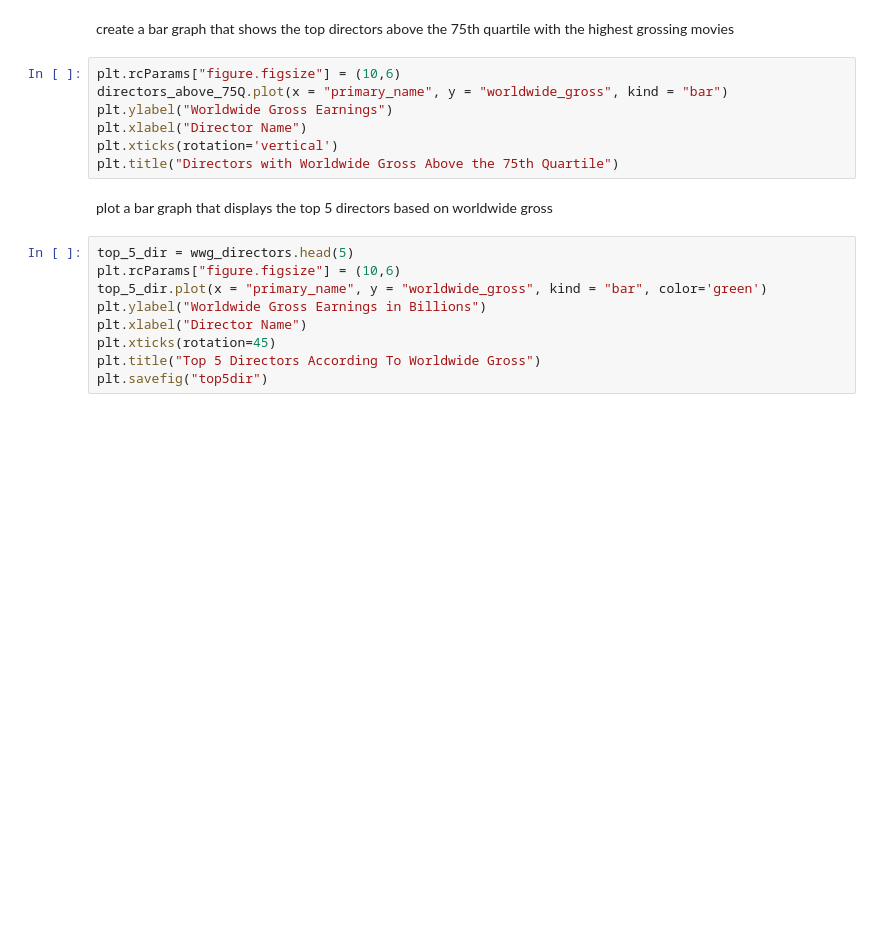
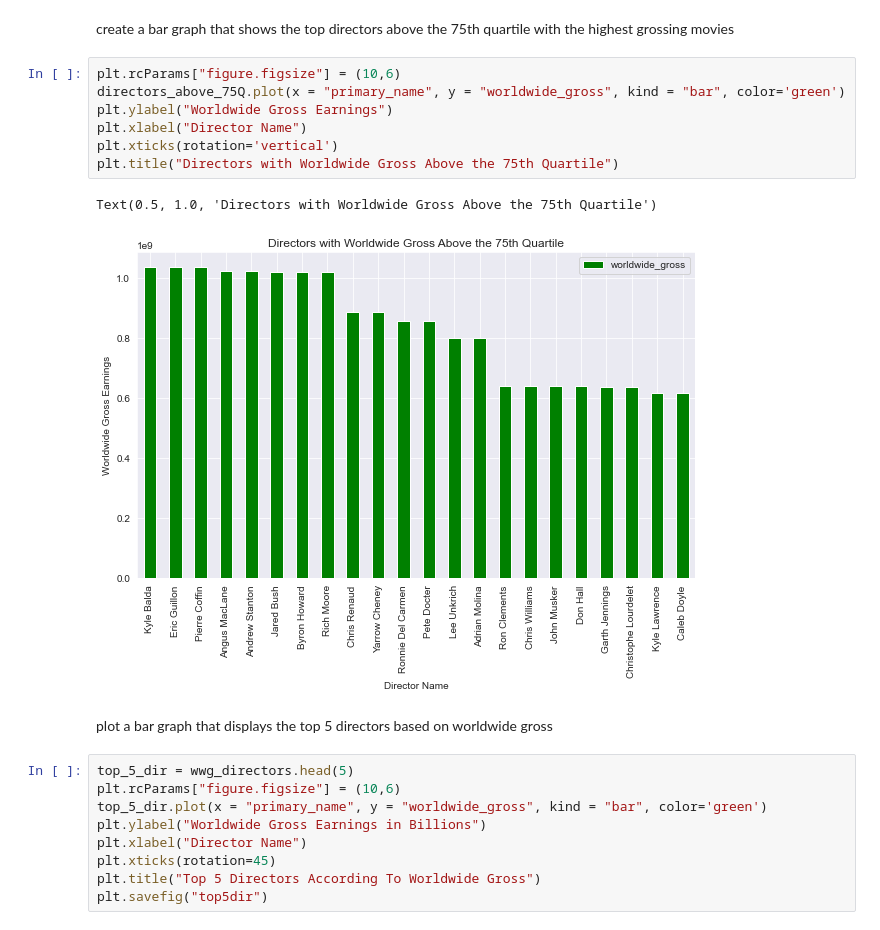
Before and after one commit to mahanabba/Pod_3_Capstone, a Jupyter notebook: student.ipynb, the cells around one changed output. Drawn from its saved outputs; the diff is of its cells as text; blank space fills up the shorter version.

Commit message:
green color plots, Daniel and Sage sections ok

```diff
--- a/student.ipynb
+++ b/student.ipynb
@@ -539,11 +620,14 @@ plt.title("directors and the average worldwide gross of the movies they have dir
 create a bar graph that shows the top directors above the 75th quartile with the highest grossing movies
 # %%
 plt.rcParams["figure.figsize"] = (10,6)
-directors_above_75Q.plot(x = "primary_name", y = "worldwide_gross", kind = "bar")
+directors_above_75Q.plot(x = "primary_name", y = "worldwide_gross", kind = "bar", color='green')
 plt.ylabel("Worldwide Gross Earnings")
 plt.xlabel("Director Name")
 plt.xticks(rotation='vertical')
 plt.title("Directors with Worldwide Gross Above the 75th Quartile")
+# %% [output]
+Text(0.5, 1.0, 'Directors with Worldwide Gross Above the 75th Quartile')
+[figure, added]
 # %% [markdown]
 plot a bar graph that displays the top 5 directors based on worldwide gross
 # %%
```
Also changed, not shown: parts of 18 cells of this notebook.
